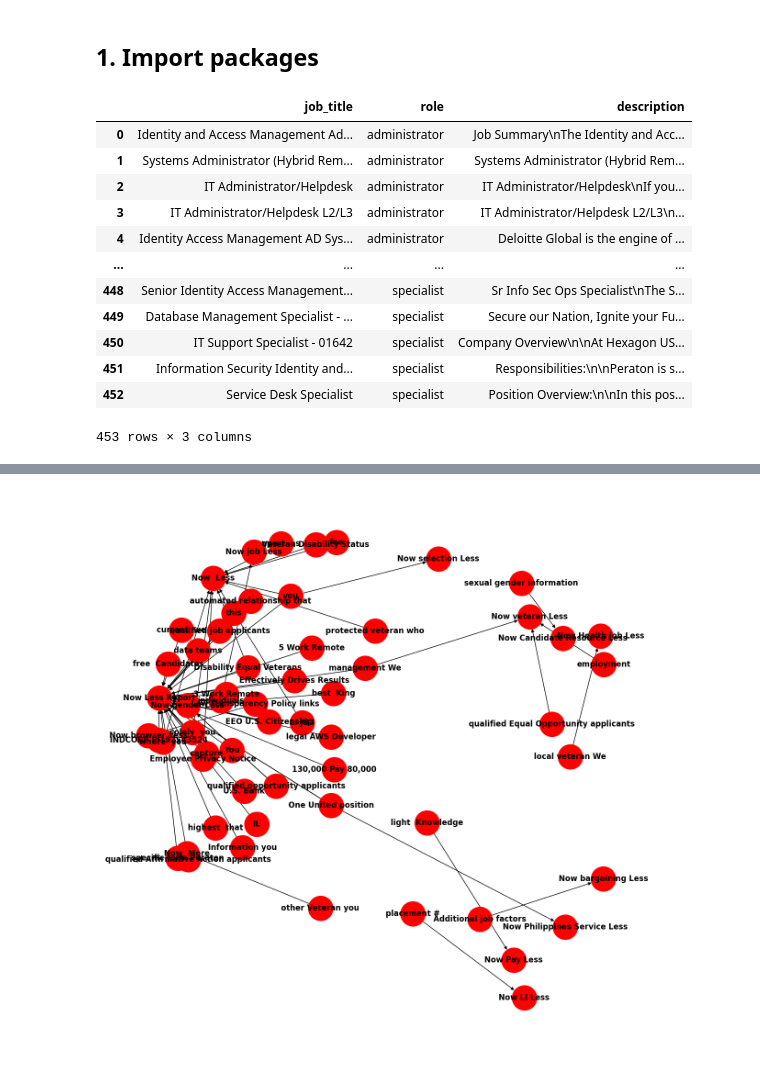
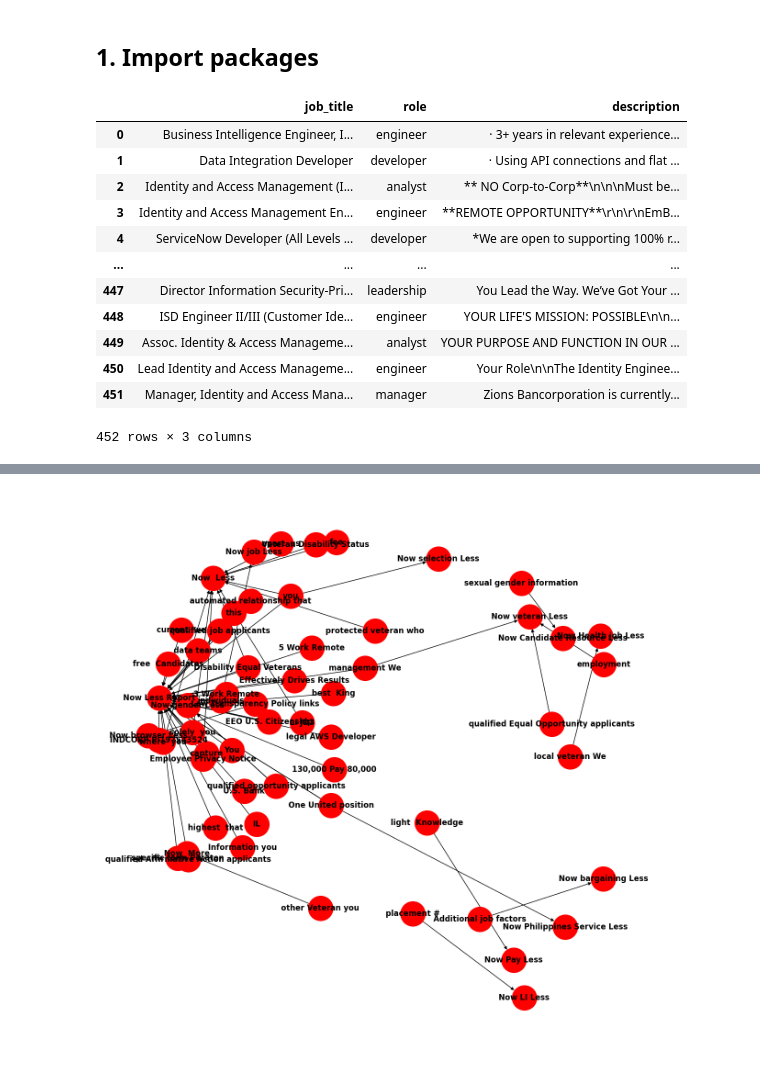
Before and after one commit to idmken/idmken.github.io, a Jupyter notebook: dissertation/data/5-knowledge-graph.ipynb, the cells around one changed output, grey strips where cells are left out. Saved outputs shown, nothing was run; the diff lists cells and outputs as text; code cells hidden in the pictures.

```diff
--- a/dissertation/data/5-knowledge-graph.ipynb
+++ b/dissertation/data/5-knowledge-graph.ipynb
@@ -26,24 +28,24 @@ pd.set_option('display.max_colwidth', 200)
 %matplotlib inline
 # %%
 # import wikipedia sentences
-candidate_sentences = pd.read_csv("data-jobs-20221123.csv")
+candidate_sentences = pd.read_csv("../data/project_data/data-jobs-20221123.csv")
 candidate_sentences.shape
 
 candidate_sentences
 # %% [output]
 |  | job_title | role | description |
-| 0 | Identity and Access Management Ad... | administrator | Job Summary\nThe Identity and Acc... |
-| 1 | Systems Administrator (Hybrid Rem... | administrator | Systems Administrator (Hybrid Rem... |
-| 2 | IT Administrator/Helpdesk | administrator | IT Administrator/Helpdesk\nIf you... |
-| 3 | IT Administrator/Helpdesk L2/L3 | administrator | IT Administrator/Helpdesk L2/L3\n... |
-| 4 | Identity Access Management AD Sys... | administrator | Deloitte Global is the engine of ... |
+| 0 | Business Intelligence Engineer, I... | engineer | · 3+ years in relevant experience... |
+| 1 | Data Integration Developer | developer | · Using API connections and flat ... |
+| 2 | Identity and Access Management (I... | analyst | ** NO Corp-to-Corp**\n\n\nMust be... |
+| 3 | Identity and Access Management En... | engineer | **REMOTE OPPORTUNITY**\r\n\r\nEmB... |
+| 4 | ServiceNow Developer (All Levels ... | developer | *We are open to supporting 100% r... |
 | ... | ... | ... | ... |
-| 448 | Senior Identity Access Management... | specialist | Sr Info Sec Ops Specialist\nThe S... |
-| 449 | Database Management Specialist - ... | specialist | Secure our Nation, Ignite your Fu... |
-| 450 | IT Support Specialist - 01642 | specialist | Company Overview\n\nAt Hexagon US... |
-| 451 | Information Security Identity and... | specialist | Responsibilities:\n\nPeraton is s... |
-| 452 | Service Desk Specialist | specialist | Position Overview:\n\nIn this pos... |
+| 447 | Director Information Security-Pri... | leadership | You Lead the Way. We’ve Got Your ... |
+| 448 | ISD Engineer II/III (Customer Ide... | engineer | YOUR LIFE'S MISSION: POSSIBLE\n\n... |
+| 449 | Assoc. Identity & Access Manageme... | analyst | YOUR PURPOSE AND FUNCTION IN OUR ... |
+| 450 | Lead Identity and Access Manageme... | engineer | Your Role\n\nThe Identity Enginee... |
+| 451 | Manager, Identity and Access Mana... | manager | Zions Bancorporation is currently... |
-453 rows × 3 columns
+452 rows × 3 columns
 # %%
 def get_entities(sent):
     ## chunk 1
```
Also changed, not shown: parts of 5 cells of this notebook, 27 other files.
